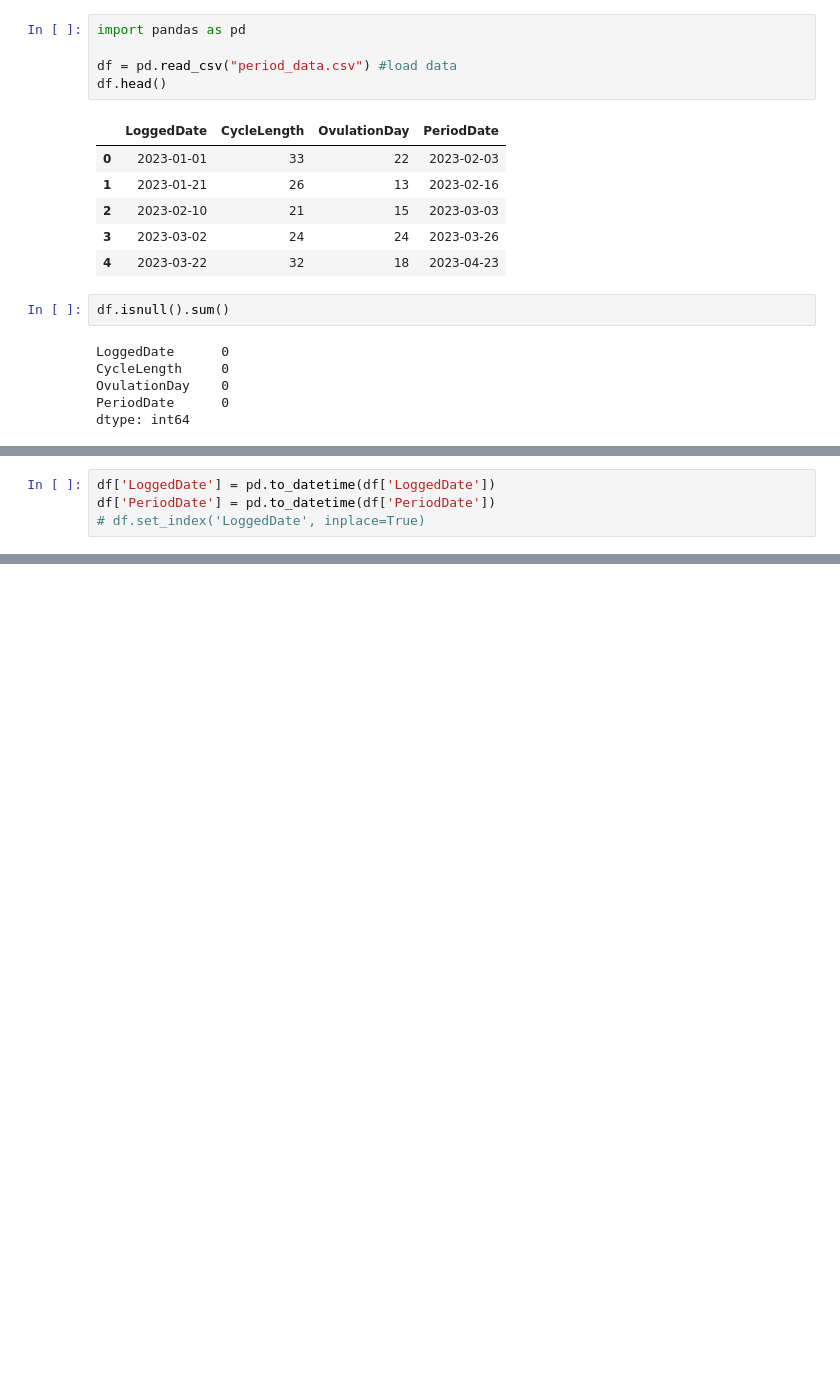
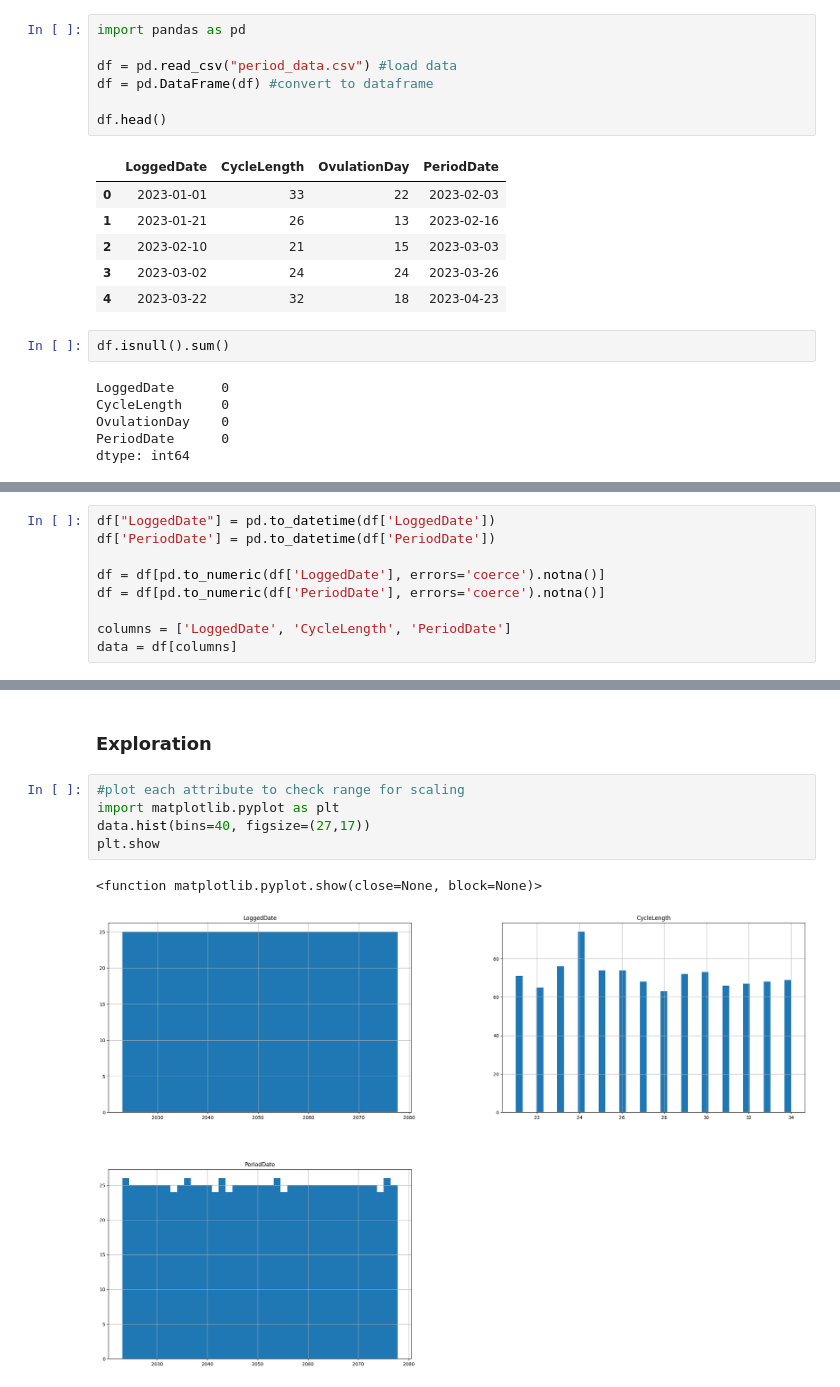
Before and after one commit to jefftrojan/Femcycle, a Jupyter notebook: backend/model.ipynb, the cells around one changed output, grey strips where cells are left out. Saved outputs shown, nothing was run; the diff lists cells and outputs as text; blank space fills up the shorter version.

```diff
--- a/backend/model.ipynb
+++ b/backend/model.ipynb
@@ -6,6 +6,8 @@
 import pandas as pd
 
 df = pd.read_csv("period_data.csv") #load data
+df = pd.DataFrame(df) #convert to dataframe
+
 df.head()
 # %% [output]
 |  | LoggedDate | CycleLength | OvulationDay | PeriodDate |
@@ -25,4 +31,9 @@ dtype: int64
 # %%
-df['LoggedDate'] = pd.to_datetime(df['LoggedDate'])
+df["LoggedDate"] = pd.to_datetime(df['LoggedDate'])
 df['PeriodDate'] = pd.to_datetime(df['PeriodDate'])
-# df.set_index('LoggedDate', inplace=True)
+
+df = df[pd.to_numeric(df['LoggedDate'], errors='coerce').notna()]
+df = df[pd.to_numeric(df['PeriodDate'], errors='coerce').notna()]
+
+columns = ['LoggedDate', 'CycleLength', 'PeriodDate']
+data = df[columns]
@@ -28,0 +58,10 @@ df['PeriodDate'] = pd.to_datetime(df['PeriodDate'])
+# %% [markdown]
+### Exploration
+# %%
+#plot each attribute to check range for scaling
+import matplotlib.pyplot as plt
+data.hist(bins=40, figsize=(27,17))
+plt.show
+# %% [output]
+<function matplotlib.pyplot.show(close=None, block=None)>
+[figure, added]
```
Also changed, not shown: parts of 26 cells of this notebook, 21 other files.
